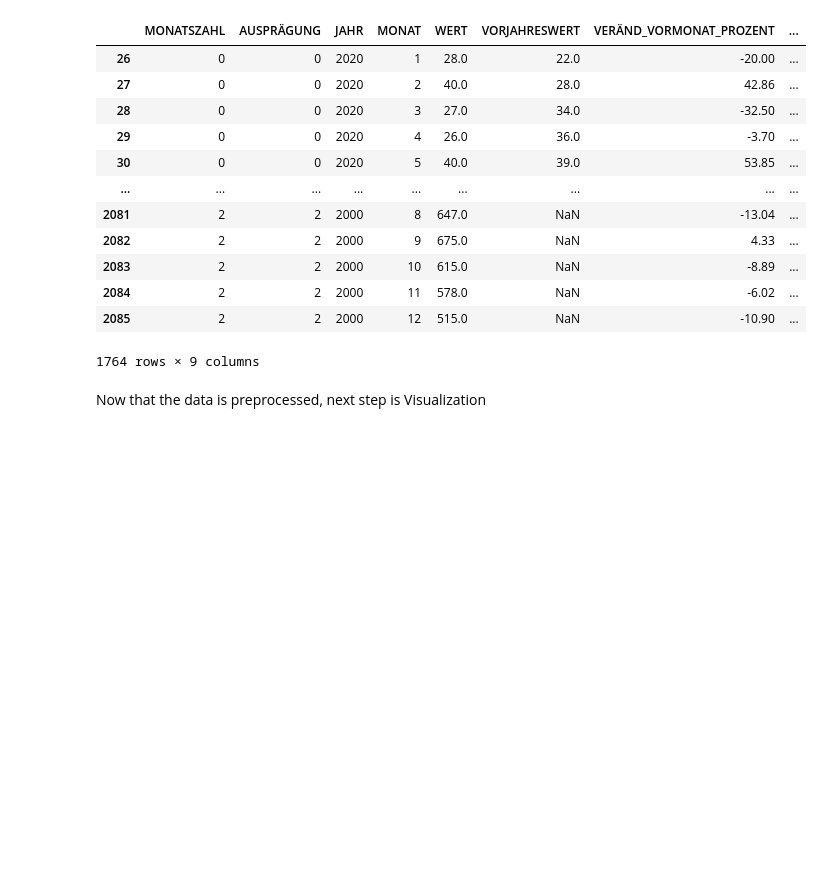
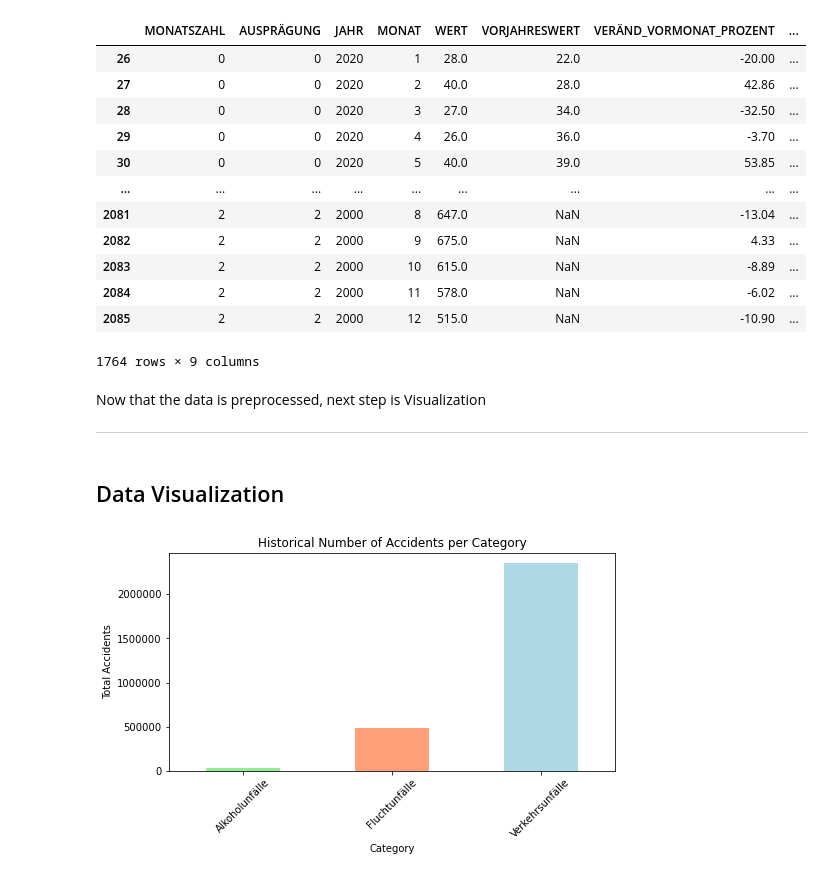
Before and after one commit to jyotsnad246/accident-prediction-web-app, a Jupyter notebook: predictions_notebook.ipynb, the cells around one changed output. Drawn from its saved outputs; the diff is of its cells as text; code cells hidden in the pictures; blank space fills up the shorter version.

Commit message:
data visualization

```diff
--- a/predictions_notebook.ipynb
+++ b/predictions_notebook.ipynb
@@ -219,3 +221,24 @@ df
 df.to_csv('data/preprocessed_data.csv', index=False)
 # %% [markdown]
 Now that the data is preprocessed, next step is Visualization
+
+---
+# %% [markdown]
+## Data Visualization
+# %%
+df_visual = pd.read_csv('data/monatszahlen2209_verkehrsunfaelle.csv')
+# %%
+category_totals = df_visual.groupby('MONATSZAHL')['WERT'].sum()
+# %%
+# Bar Chart
+plt.figure(figsize=(8, 4))
+colors = sns.color_palette(["lightgreen", "lightsalmon", "lightblue"])
+category_totals.plot(kind='bar', color=colors)
+plt.xlabel('Category')
+plt.ylabel('Total Accidents')
+plt.title('Historical Number of Accidents per Category')
+plt.xticks(rotation=45)
+plt.gca().get_yaxis().get_major_formatter().set_scientific(False)
+plt.show()
+# %% [output]
+[figure, added]
```
Also changed, not shown: parts of 6 cells of this notebook.
